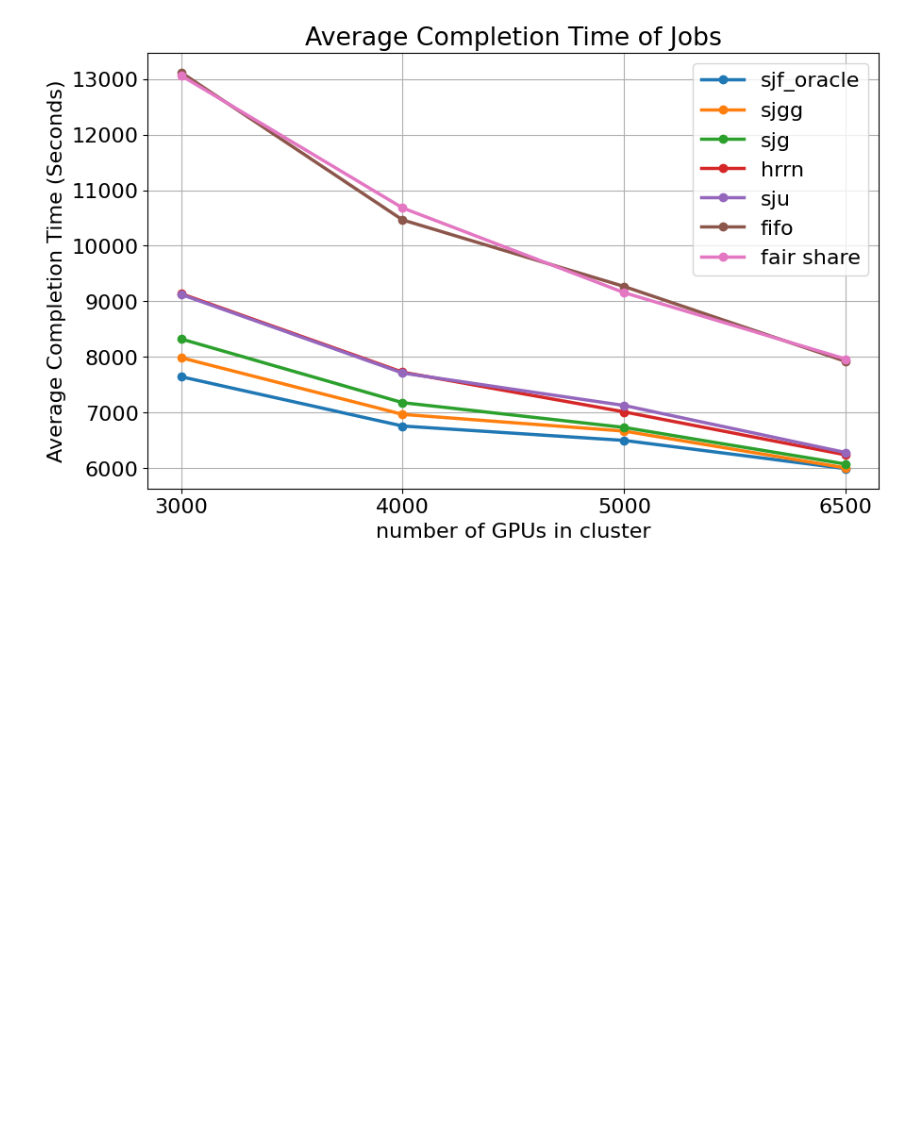
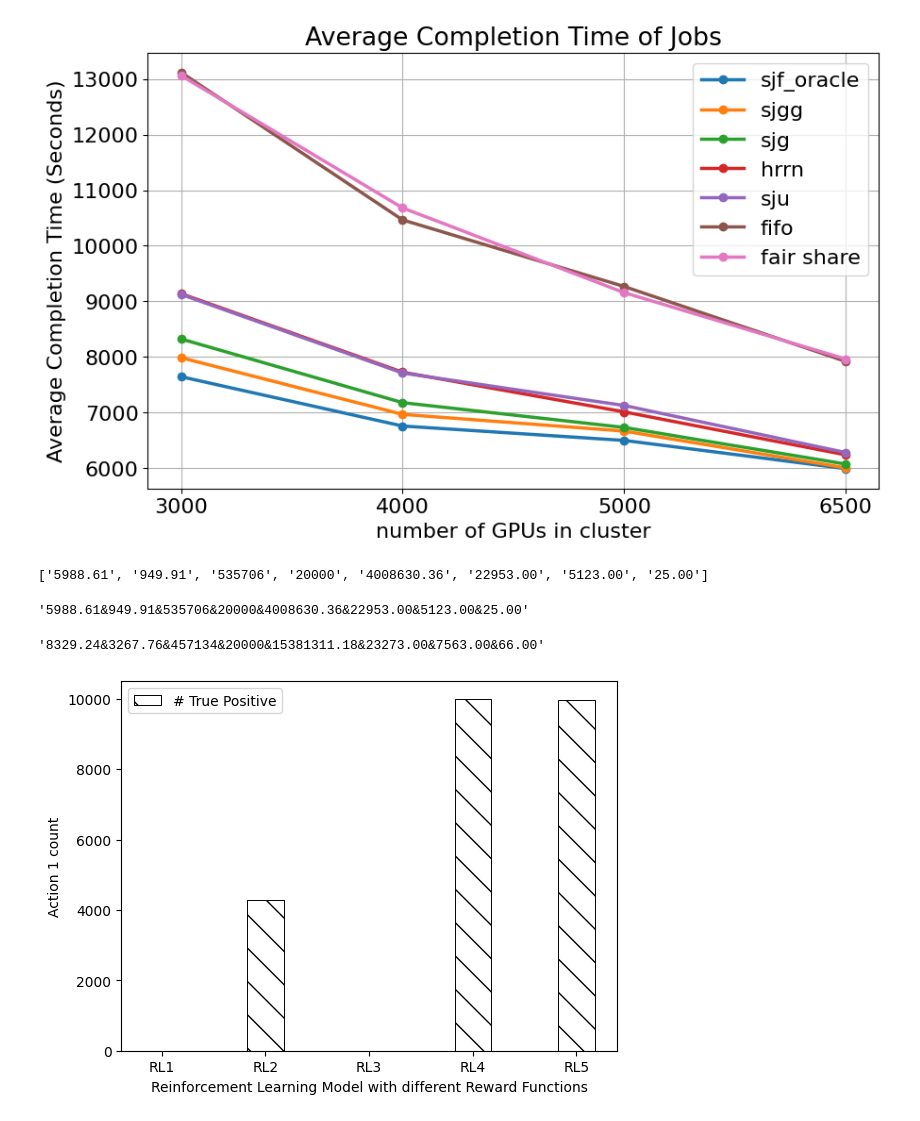
Before and after one commit to litosly/gpu_scheduling_with_RL, a Jupyter notebook: Plots - Hanze.ipynb, the cells around one changed output. Cells and saved outputs as stored; diff of their text form; code cells hidden in the pictures; blank space fills up the shorter version.

Commit message:
clean up and add final RL model

```diff
--- a/Plots - Hanze.ipynb
+++ b/Plots - Hanze.ipynb
@@ -109,3 +109,8 @@ plt.grid(True)
 plt.savefig("Act_1.jpg")
 # %% [output]
 [figure]
+# %%
+s = '5988.61,949.91,535706,20000,28.85, 4008630.36, 22953.00, 5123.00, 25.00'
+# %% [output]
+['5988.61', '949.91', '535706', '20000', '4008630.36', '22953.00', '5123.00', '25.00']
+'5988.61&949.91&535706&20000&4008630.36&22953.00&5123.00&25.00'
@@ -111,0 +122,31 @@ plt.savefig("Act_1.jpg")
+# %%
+s = "8329.24,3267.76,457134,20000,4204.19, 15381311.18, 23273.00, 7563.00, 66.00"
+convert_table_to_latex(s)
+# %% [output]
+'8329.24&3267.76&457134&20000&15381311.18&23273.00&7563.00&66.00'
+# %%
+import numpy as np
+import matplotlib.pyplot as plt
+
+categories = ['RL1', 'RL2', 'RL3', 'RL4', 'RL5']
+data1 = [1, 4280, 0, 9999, 9975]  # First data for each bar
+
+x = np.arange(len(categories))  # the label locations
+width = 0.35  # the width of the bars
+
+fig, ax1 = plt.subplots()
+
+# Plotting the first set of data
+rects1 = ax1.bar(x, data1, width, hatch='\\', label='# True Positive', facecolor="none",
+                 edgecolor='black', lw=0.7)
+
+# Add some text for labels, title and custom x-axis tick labels, etc.
+ax1.set_xlabel('Reinforcement Learning Model with different Reward Functions')
+ax1.set_ylabel('Action 1 count')
+ax1.set_xticks(x)
+ax1.set_xticklabels(categories)
+ax1.legend(loc='upper left')
+
+plt.savefig("single_column_task_1_eval.jpg")
+# %% [output]
+[figure, added]
```
Also changed, not shown: parts of 2 cells of this notebook, 23 other files.
